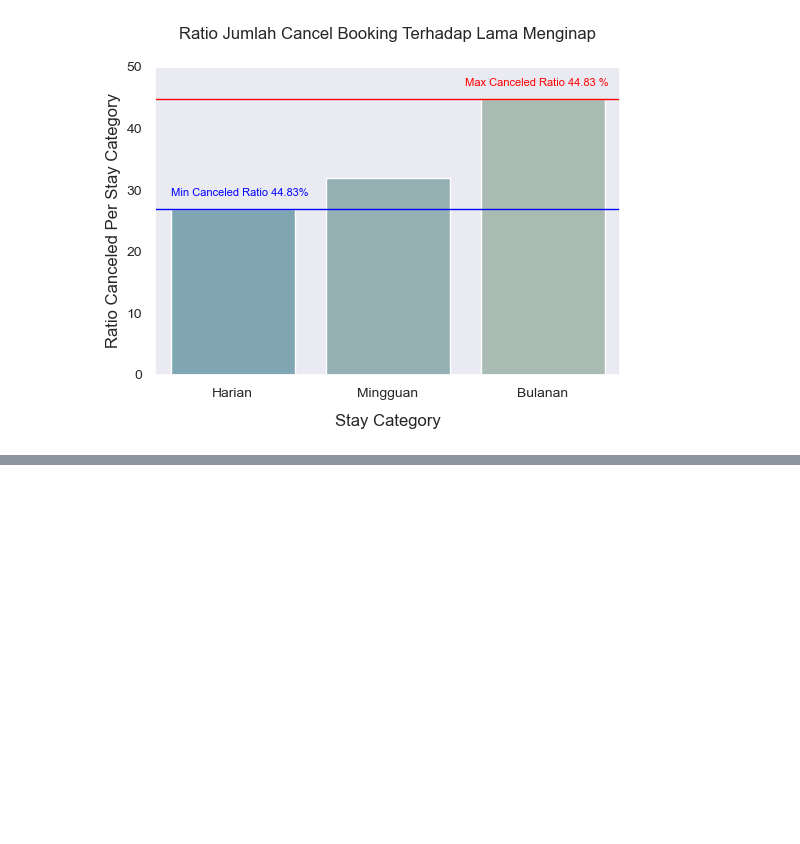
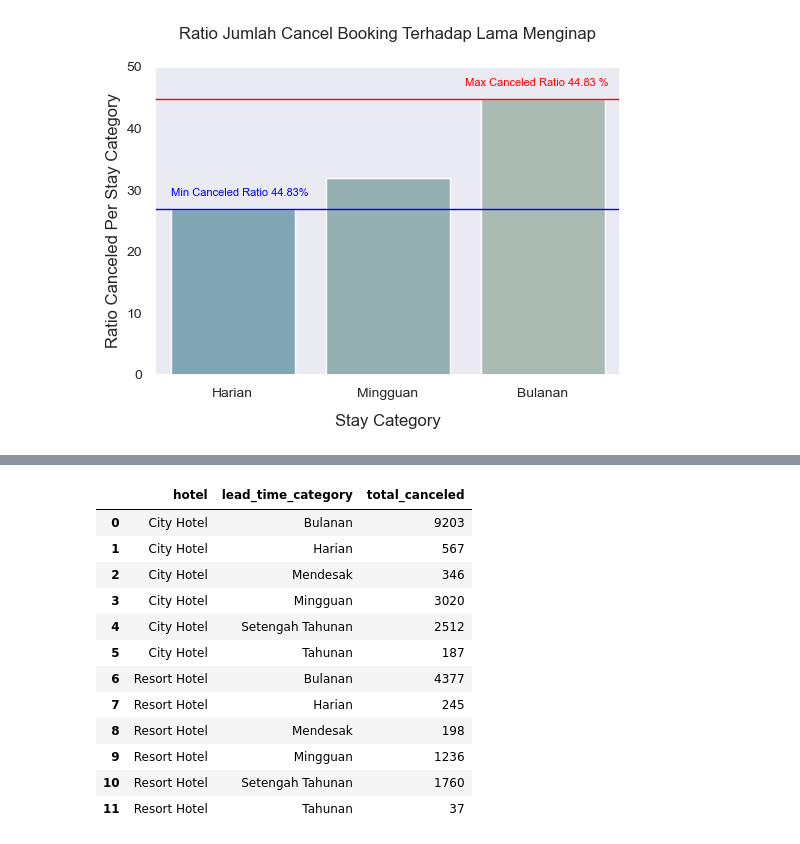
Before and after one commit to JodhiKrisantus/Investigate-Business-Hotel-using-Data-Visualization, a Jupyter notebook: Investigate Hotel Business Data Visualization-Jodhi.ipynb, the cells around one changed output, grey strips where cells are left out. Saved outputs shown, nothing was run; the diff lists cells and outputs as text; code cells hidden in the pictures; blank space fills up the shorter version.

```diff
--- a/Investigate Hotel Business Data Visualization-Jodhi.ipynb
+++ b/Investigate Hotel Business Data Visualization-Jodhi.ipynb
@@ -641,0 +654,2 @@ plt.axhline(y=min_ratio, lw=1, color ='blue')
+# %%
+df_lead_time = df[['index','hotel','is_canceled','lead_time']]
@@ -641,0 +682,18 @@ plt.axhline(y=min_ratio, lw=1, color ='blue')
+# %%
+df_lead_time_agg = df_lead_time[df_lead_time['is_canceled']==1].groupby(['hotel','lead_time_category'])[['index']].count().reset_index()
+df_lead_time_agg.columns=['hotel','lead_time_category','total_canceled']
+df_lead_time_agg
+# %% [output]
+|  | hotel | lead_time_category | total_canceled |
+| 0 | City Hotel | Bulanan | 9203 |
+| 1 | City Hotel | Harian | 567 |
+| 2 | City Hotel | Mendesak | 346 |
+| 3 | City Hotel | Mingguan | 3020 |
+| 4 | City Hotel | Setengah Tahunan | 2512 |
+| 5 | City Hotel | Tahunan | 187 |
+| 6 | Resort Hotel | Bulanan | 4377 |
+| 7 | Resort Hotel | Harian | 245 |
+| 8 | Resort Hotel | Mendesak | 198 |
+| 9 | Resort Hotel | Mingguan | 1236 |
+| 10 | Resort Hotel | Setengah Tahunan | 1760 |
+| 11 | Resort Hotel | Tahunan | 37 |
```
Also changed, not shown: parts of 14 cells of this notebook.
